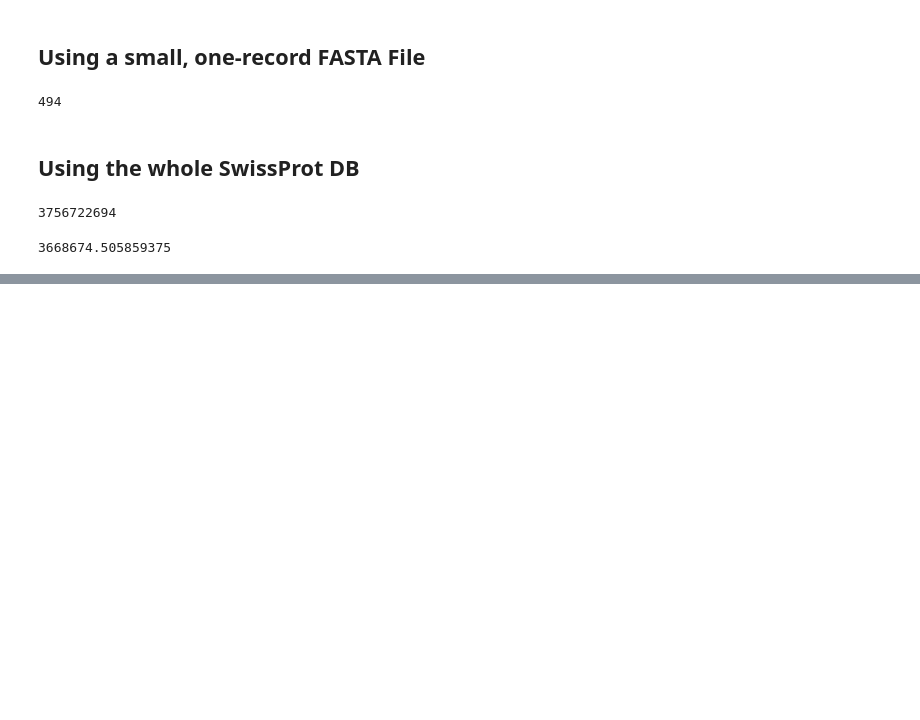
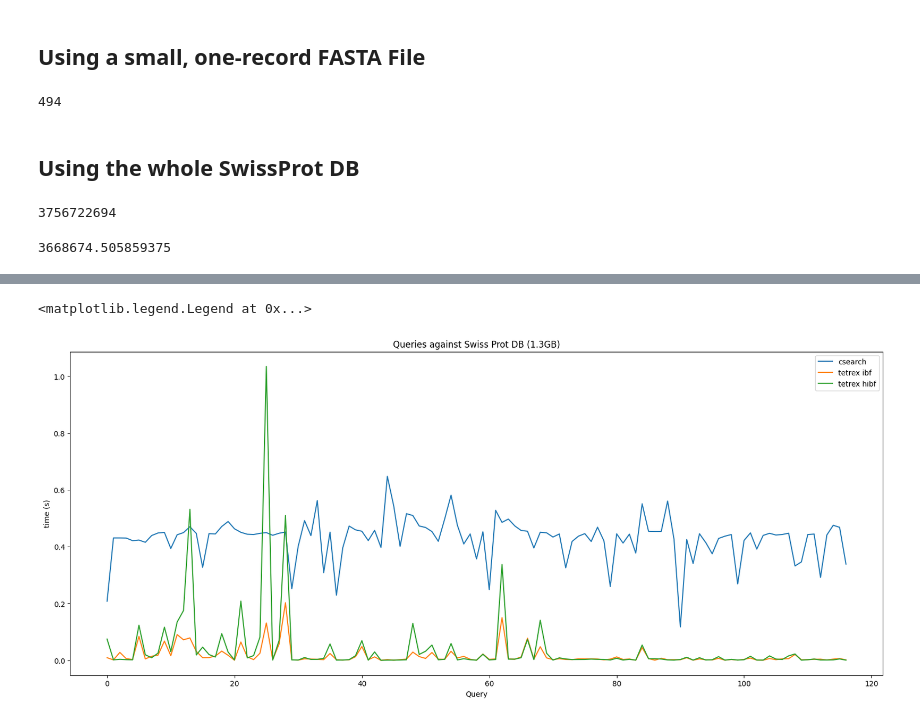
Before and after one commit to remyschwab/TetRex, a Jupyter notebook: utils/visualization_eval.ipynb, the cells around one changed output, grey strips where cells are left out. Drawn from its saved outputs; the diff is of its cells as text; code cells hidden in the pictures; blank space fills up the shorter version.

```diff
--- a/utils/visualization_eval.ipynb
+++ b/utils/visualization_eval.ipynb
@@ -104,0 +140,14 @@ sum(dists) # 3,756,722,694
+# %%
+figure(figsize=(20,8))
+plt.title("Queries against Swiss Prot DB (1.3GB)")
+
+plt.plot(range(117), times_df.CSEARCH_TIME, label="csearch")
+plt.plot(range(117), times_df.TETREX_IBF, label="tetrex ibf")
+plt.plot(range(117), times_df.TETREX_HIBF, label="tetrex hibf")
+
+plt.xlabel('Query')
+plt.ylabel('time (s)')
+plt.legend()
+# %% [output]
+<matplotlib.legend.Legend at 0x...>
+[figure, added]
```
Also changed, not shown: parts of 25 cells of this notebook, 8 other files.
